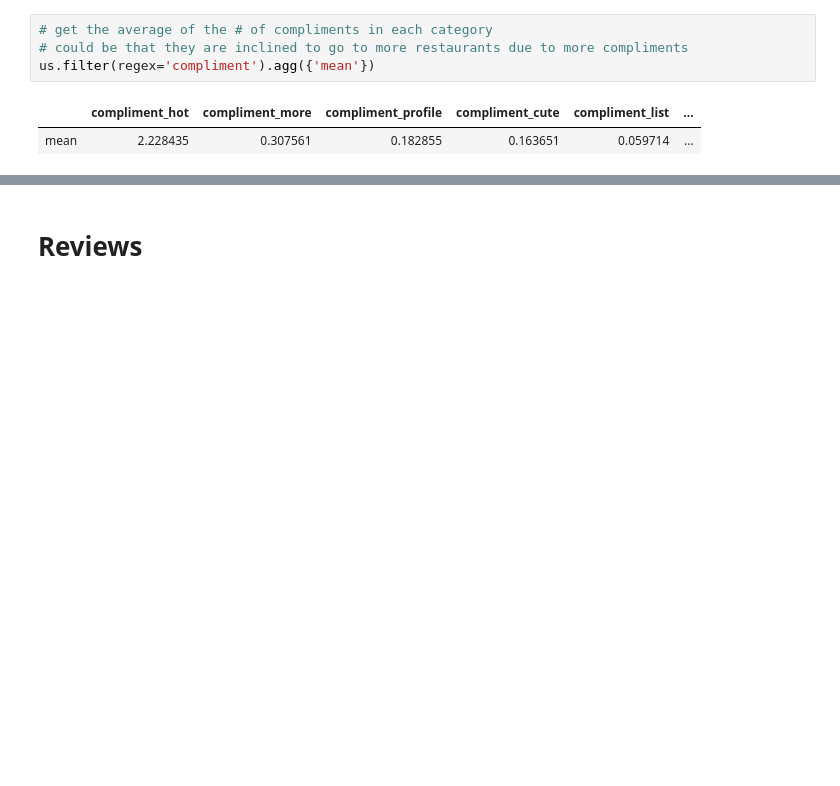
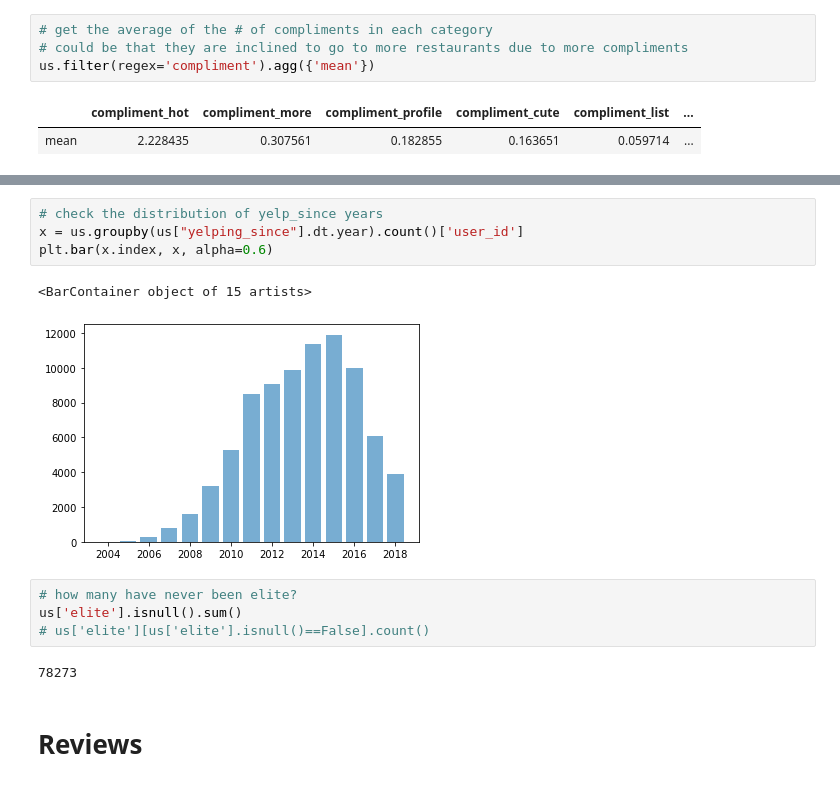
Before and after one commit to wonchankim97/Yelp-Recommender, a Jupyter notebook: eda_wonchan.ipynb, the cells around one changed output, grey strips where cells are left out. Drawn from its saved outputs; the diff is of its cells as text; blank space fills up the shorter version.

```diff
--- a/eda_wonchan.ipynb
+++ b/eda_wonchan.ipynb
@@ -151,3 +180,16 @@ us.filter(regex='compliment')
+# %%
+# check the distribution of yelp_since years
+x = us.groupby(us["yelping_since"].dt.year).count()['user_id']
+plt.bar(x.index, x, alpha=0.6)
+# %% [output]
+<BarContainer object of 15 artists>
+[figure, added]
+# %%
+# how many have never been elite?
+us['elite'].isnull().sum()
+# us['elite'][us['elite'].isnull()==False].count()
+# %% [output]
+78273
 # %% [markdown]
 # Reviews
 # %%
```
Also changed, not shown: parts of 7 cells of this notebook.
